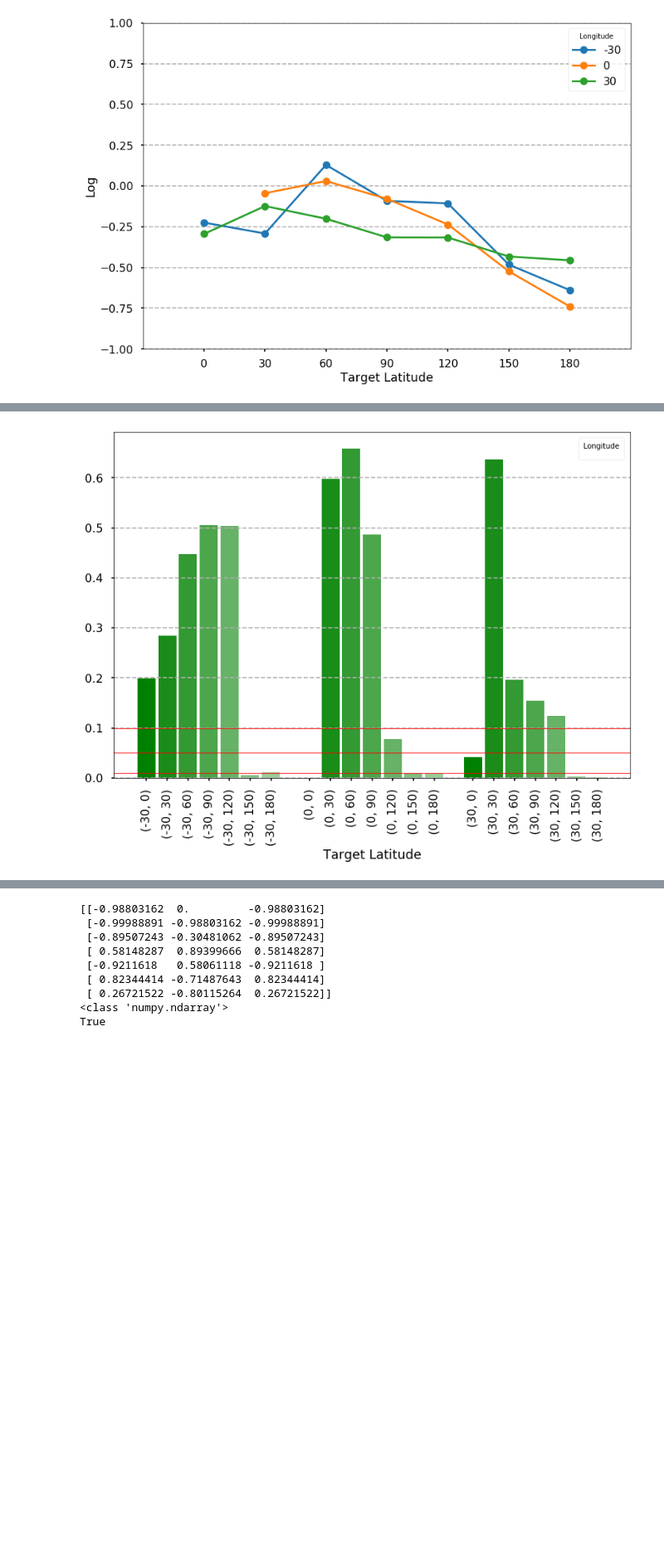
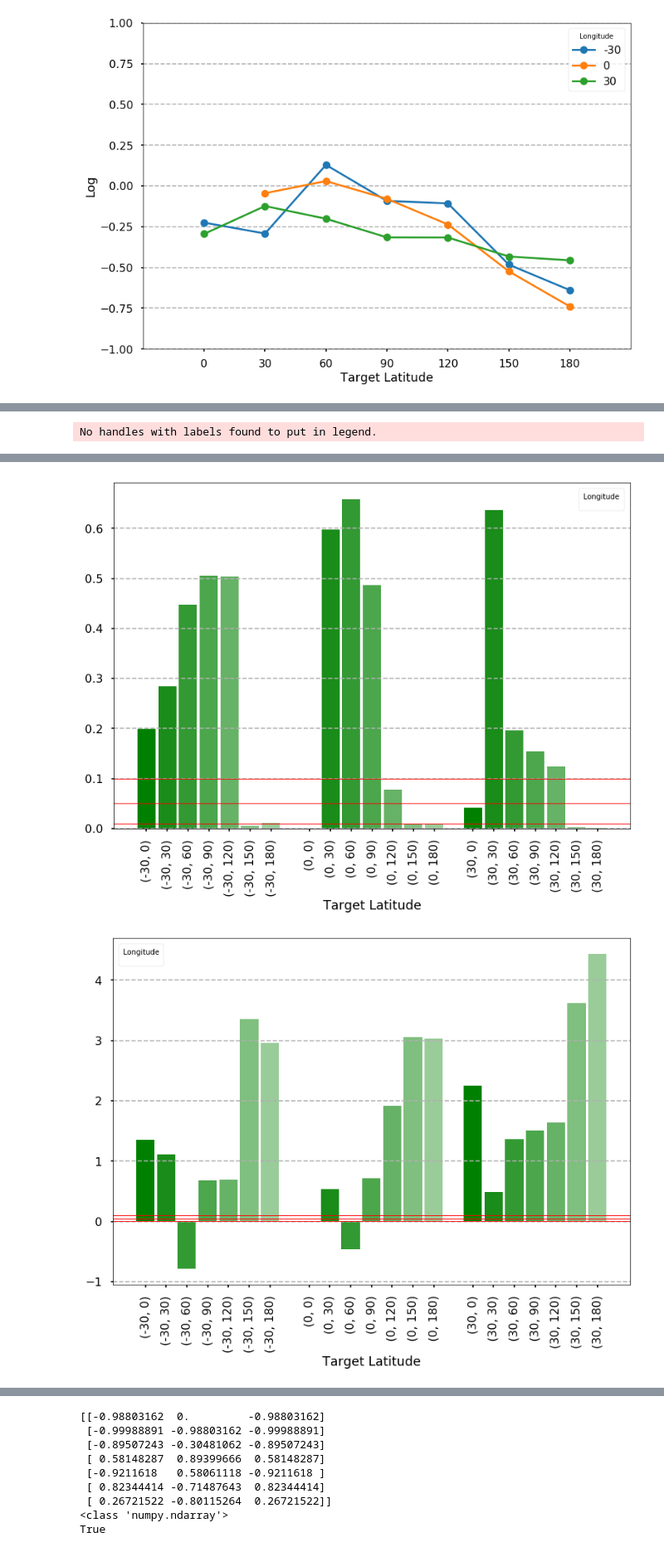
Before and after one commit to red-pencil/python_data, a Jupyter notebook: vtdata/Scripts/plot_20190430.ipynb, the cells around one changed output, grey strips where cells are left out. Shown: that part at 83% size. Drawn from its saved outputs; the diff is of its cells as text; code cells hidden in the pictures; blank space fills up the shorter version.

```diff
--- a/vtdata/Scripts/plot_20190430.ipynb
+++ b/vtdata/Scripts/plot_20190430.ipynb
@@ -163,14 +163,14 @@ class User(object):
         self.round_array = [np.sum(r[0]), np.sum(r[1]), np.sum(r[2]), np.sum(r[3])]
 
         #print(round_array)
-
-        fig,ax=plt.subplots()
-        width = 0.6
-        plt.bar(range(4), self.round_array, width, label='Round Time', color="G")
-        plt.title('Test '+ str(test))
-        ax = plt.gca()
-        ax.yaxis.grid(True, linestyle = "--")
-        plt.show()
+        if (False):
+            fig,ax=plt.subplots()
+            width = 0.6
+            plt.bar(range(4), self.round_array, width, label='Round Time', color="G")
+            plt.title('Test '+ str(test))
+            ax = plt.gca()
+            ax.yaxis.grid(True, linestyle = "--")
+            plt.show()
 
         return self.round_array
 
@@ -409,6 +409,7 @@ class Exp(object):
 
         self.no_user=True
 
+        self.round_10x4 = []
 
 
 
@@ -421,7 +422,7 @@ class Exp(object):
         self.speed_mean_10x3x7.append(temp_user.speed_mean[self._test_order-1])
         self.speed_median_10x3x7.append(temp_user.speed_median[self._test_order-1])
 
-        self.round_10x
+        self.round_10x4.append(temp_user.round_data[self._test_order-1])
 
 
     def _deform(input_data):
@@ -1132,8 +1135,11 @@ def cal_ttest(t1, t2):
 speed_t, speed_p = cal_ttest(test1.speed_mean_10x3x7, test2.speed_mean_10x3x7)
 plot_bar_single(speed_p)
 
+print(speed_p)
+
 time_t, time_p = cal_ttest(test1.time_mean_10x3x7, test2.time_mean_10x3x7)
 plot_bar_single(time_p)
+plot_bar_single(time_t)
 # %% [output]
 No handles with labels found to put in legend.
 No handles with labels found to put in legend.
@@ -1141,3 +1148,5 @@ t_all -3.1709367691553076 p_all 0.007368557164812926
 t_all 3.5056851118748047 p_all 0.0038716119005589517
+No handles with labels found to put in legend.
 [figure]
 [figure]
+[figure, added]
```
Also changed, not shown: parts of 9 cells of this notebook, 4 other files.
